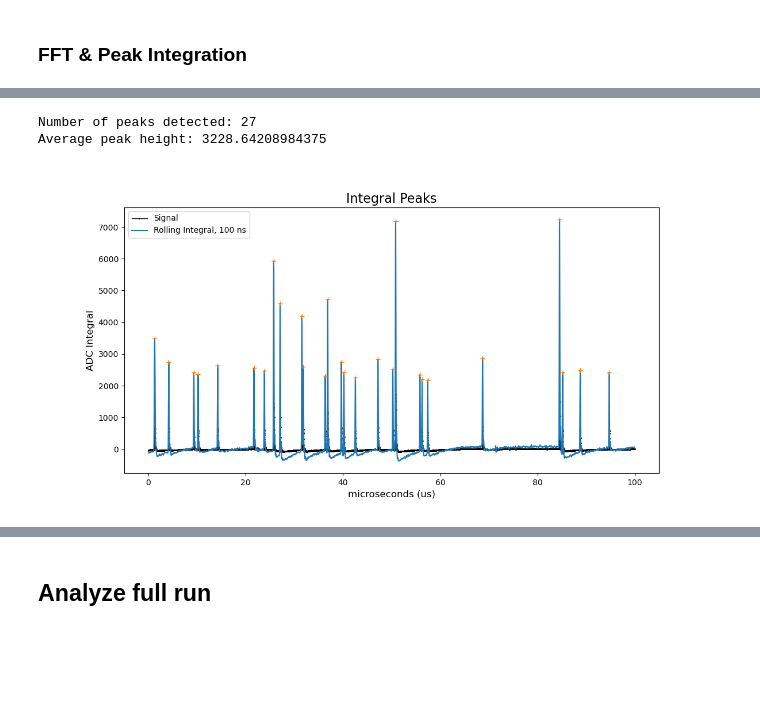
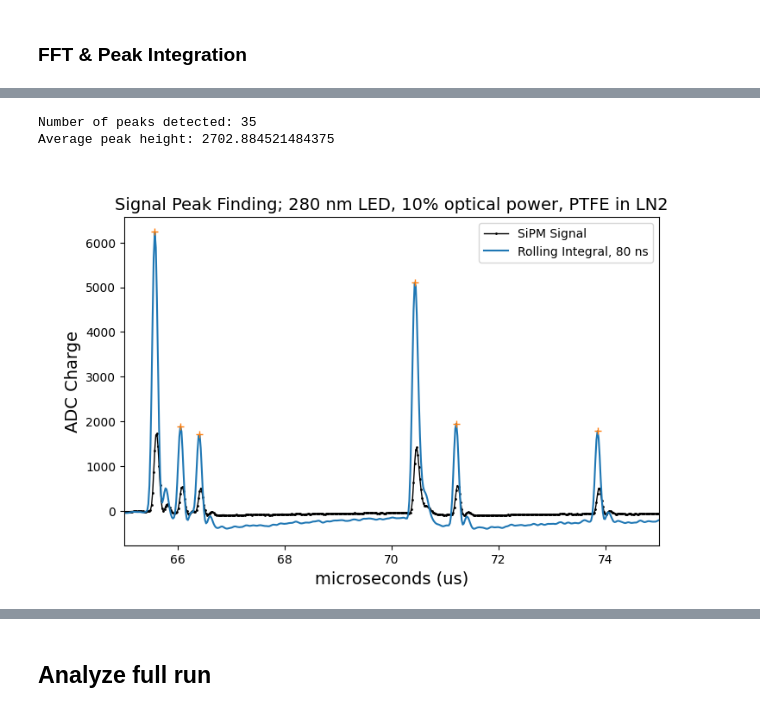
Before and after one commit to peckalec/dm-lab, a Jupyter notebook: REFLECT/SiPM_Analysis.ipynb, the cells around one changed output, grey strips where cells are left out. Drawn from its saved outputs; the diff is of its cells as text; code cells hidden in the pictures; blank space fills up the shorter version.

```diff
--- a/REFLECT/SiPM_Analysis.ipynb
+++ b/REFLECT/SiPM_Analysis.ipynb
@@ -158,8 +158,8 @@ def analyze_sample_manual(inputkey):
 #### Load file
 
 #inputfile=uproot.open("../../REFLECT/hiletgo/darksignals/output1919.root")
-inputfile=uproot.open("../../REFLECT/run1/LN2/output2183.root")
-#inputfile=uproot.open("../../REFLECT/sipm521/output1851.root") # cold 521 run
+#inputfile=uproot.open("../../REFLECT/run1/LN2/output2183.root")
+inputfile=uproot.open("../../REFLECT/sipm523/output2363.root") # cold 521 run
 #inputfile=uproot.open("../../REFLECT/sipm523/output1990.root")
 
 totsamples = int(inputfile.keys()[-1][10:-21])
@@ -210,14 +178,14 @@ TypeError: len() takes exactly one argument (0 given)
 #### Define Inputs
 startfreq = 12 #start window at frequency startfreq
 hiresrange = 6 # window range
+NyquistProtection = True
 
 downsampling = 2  # average (2n+1) samples and rebin, retaining center bin time
 smoothing = 1     # average (2n+1) samples without rebinning
-NyquistProtection = True
 verbose = True
 
 # Select individual sample to tune analysis parameters
-samplenum = 145 #562 # 26 with no peaks
+samplenum = 155 #562 # 26 with no peaks
 
 #### Generate preview
 ahist = inputfile[inputfile.keys()[samplenum]].values()
@@ -231,7 +199,8 @@ if (verbose): print(f"\nDownsampled/smoothed length: {len(time)} \nDownsampled/s
 print(min(signal))
 plt.close()
 plt.plot(time,signal,marker=".",linewidth=1,markersize=2,color="black")
-plt.title(f"Signal preview; sample number {samplenum}, run {inputfile.keys()[-1][5:9]}")
+#plt.title(f"Signal preview; sample number {samplenum}, run {inputfile.keys()[-1][5:9]}")
+plt.title(f"Signal preview; 280 nm LED, 10% optical power, PTFE in LN2")
 plt.xlabel("microseconds")
 plt.ylabel(f"ADC / {(time[1]-time[0])*1000:.0f} ns")
 #plt.xlim(0,10)
@@ -326,7 +295,7 @@ Window FFT max frequency: 12.23
 # %%
 ####  Select Lowpass removal
 lowpasscut = 1/10
-DCoffset = 2020 # manual DC offset
+DCoffset = np.mean(signal)+0.08*(np.mean(signal)-np.mean(signal)) # manual DC offset
 
 #### Remove lowpass from original signal and compare
 tic()
@@ -395,6 +364,6 @@ Average peak height: 424.6
 # %%
 #### Select rolling integral windows to try
-mywindows = [4,5,6]
+mywindows = [3,4,5]
 
 plt.close()
 plt.plot(time,signal_lp,label="Signal",marker=".",linewidth=1,markersize=2,color="black")
@@ -418,29 +387,29 @@ plt.show()
 # %%
 #### Select integral peak-finder parameters
-mywindow = 5
+mywindow = 4
 pwidth = 3
-pprom = 600
+pprom = 100
 
 for shift in range(mywindow):
     if shift == 0:
         peakfind = 1*signal_lp[:len(signal_lp)+1-mywindow]
     else: peakfind += 1*signal_lp[shift:len(signal_lp)+1-mywindow+shift]
 
 peaks,props = find_peaks(peakfind,height=0,width=pwidth,prominence=pprom) #
 
 print(f"Number of peaks detected: {len(peaks)}\n\
 Average peak height: {np.mean(peakfind[peaks])}")
 plt.close()
-plt.plot(time,signal_lp,label="Signal",marker=".",linewidth=1,markersize=2,color="black")
+plt.plot(time,signal_lp,label="SiPM Signal",marker=".",linewidth=1,markersize=2,color="black")
 plt.plot(time[:1-mywindow],peakfind,label=f"Rolling Integral, {(time[mywindow]-time[0])*1000:.0f} ns")
 plt.plot(time[:1-mywindow][peaks],peakfind[peaks],marker="+",linewidth=0)
 plt.legend()
-plt.title("Integral Peaks", size=16)
-plt.xlabel("microseconds (us)", size=12)
-plt.ylabel("ADC Integral", size=12)
-#plt.xlim(0,12)
+plt.title("Signal Peak Finding; 280 nm LED, 10% optical power, PTFE in LN2", size=14)
+plt.xlabel("microseconds (us)", size=14)
+plt.ylabel("ADC Charge", size=14)
+plt.xlim(65,75)
 plt.show()
 # %% [output]
-Number of peaks detected: 27
-Average peak height: 3228.64208984375
+Number of peaks detected: 35
+Average peak height: 2702.884521484375
-[figure, old version]
+[figure, new version]
```
Also changed, not shown: parts of 41 cells of this notebook.
